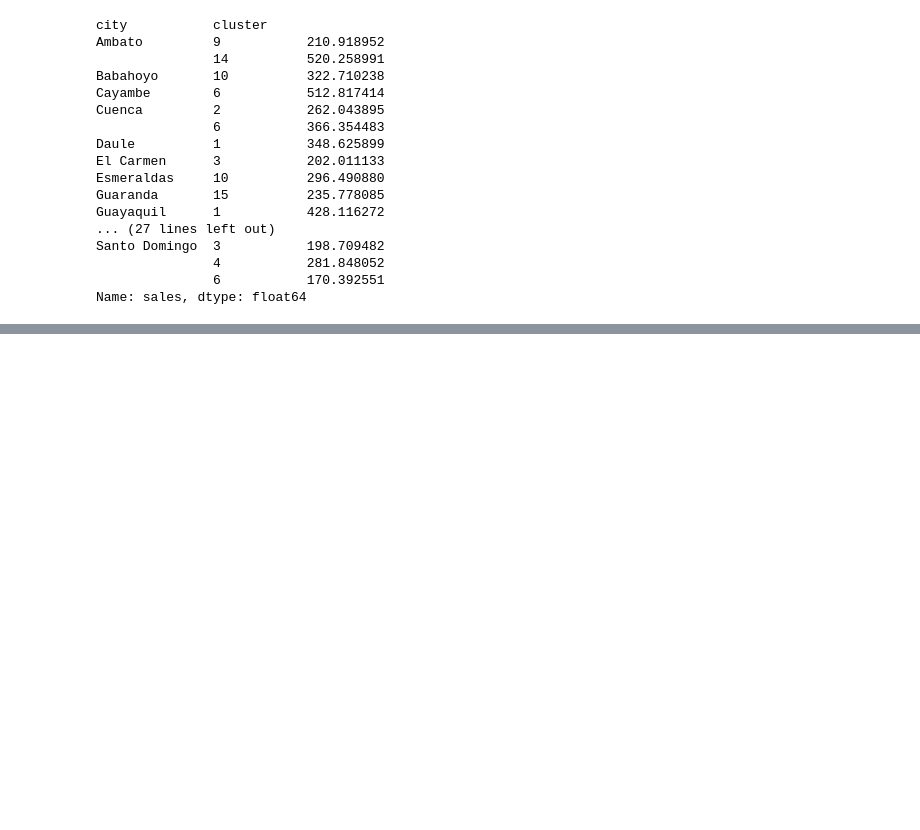
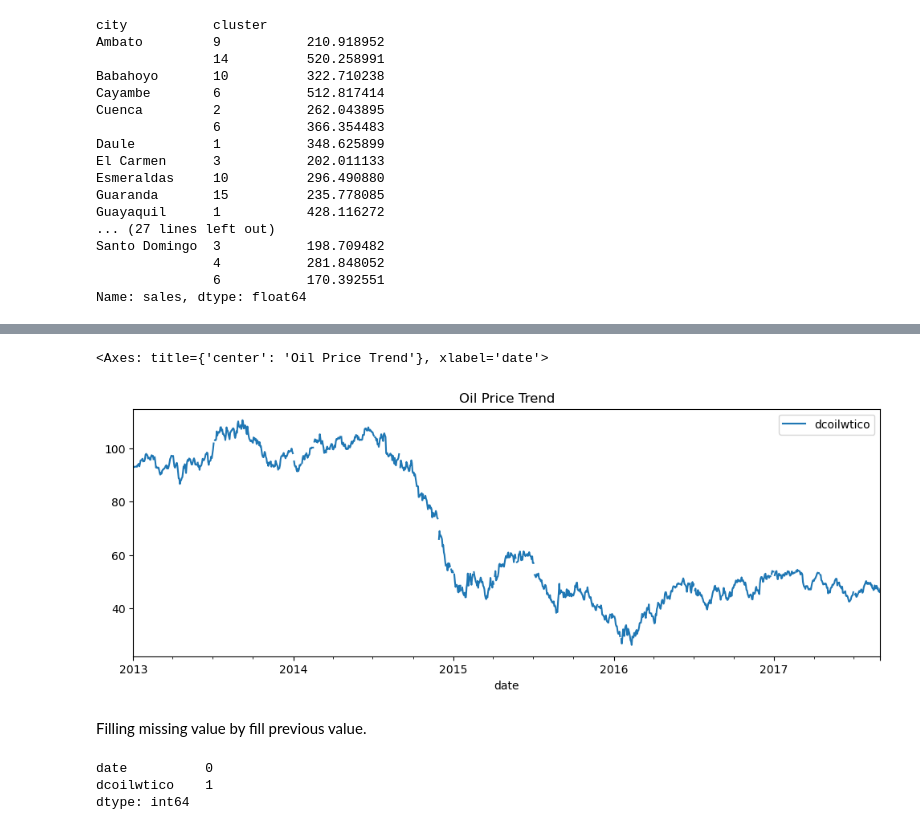
Before and after one commit to tharmpholsri/store-sales-forecasting, a Jupyter notebook: EDA.ipynb, the cells around one changed output, grey strips where cells are left out. Saved outputs shown, nothing was run; the diff lists cells and outputs as text; code cells hidden in the pictures; blank space fills up the shorter version.

```diff
--- a/EDA.ipynb
+++ b/EDA.ipynb
@@ -1254,0 +1257,3 @@ Name: sales, dtype: float64
+# %%
+df_oil = pd.read_csv("/Users/tharmmm/Documents/store_sale_project/store-sales-time-series-forecasting/oil.csv")
+df_oil.head()
@@ -1254,0 +1279,8 @@ Name: sales, dtype: float64
+# %%
+df_oil['date'] = pd.to_datetime(df_oil['date'])
+df_oil.plot(x='date', y = 'dcoilwtico', figsize=(12,4), title = 'Oil Price Trend')
+# %% [output]
+<Axes: title={'center': 'Oil Price Trend'}, xlabel='date'>
+[figure, added]
+# %% [markdown]
+Filling missing value by fill previous value.
@@ -1254,0 +1289,6 @@ Name: sales, dtype: float64
+# %%
+df_oil.isna().sum()
+# %% [output]
+date          0
+dcoilwtico    1
+dtype: int64
```
Also changed, not shown: parts of 24 cells of this notebook.
